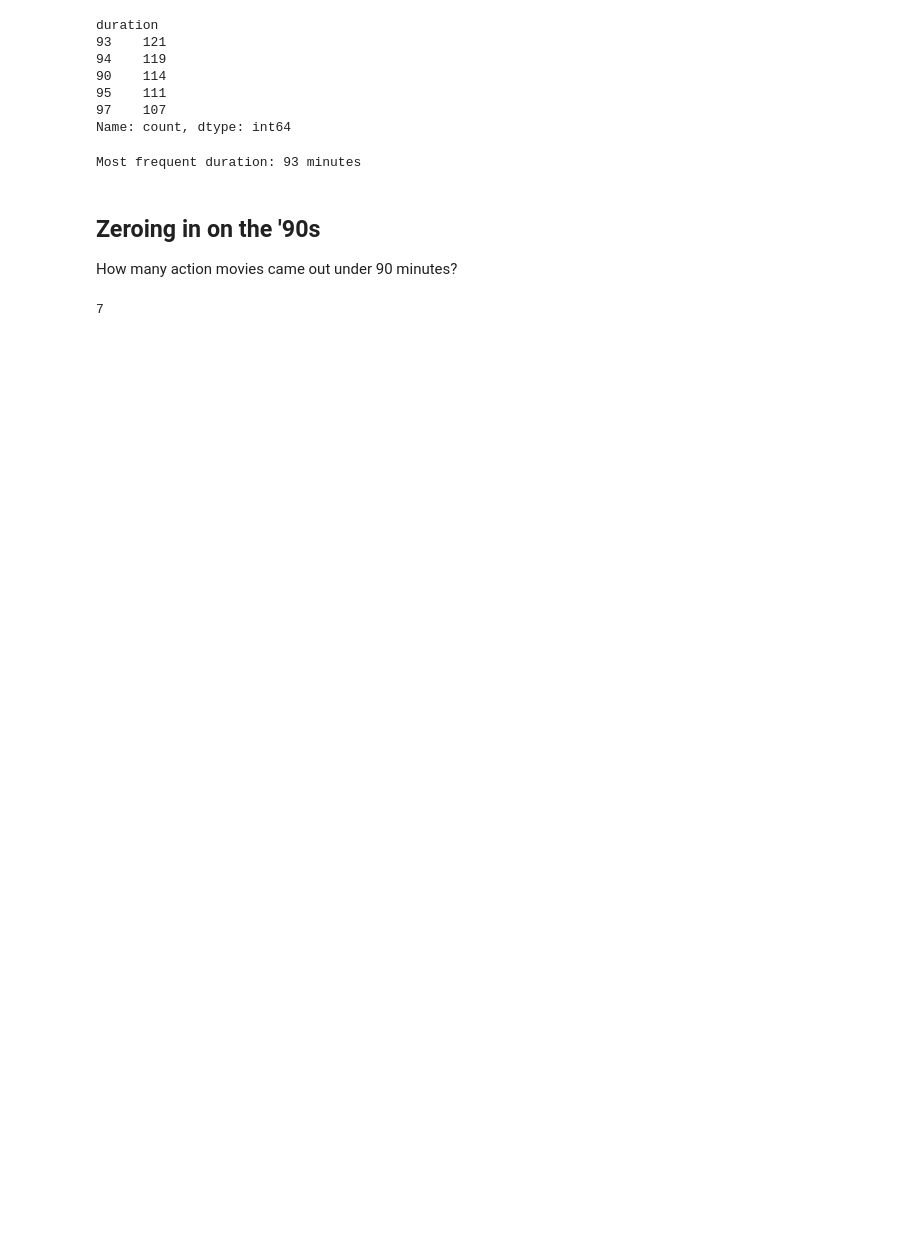
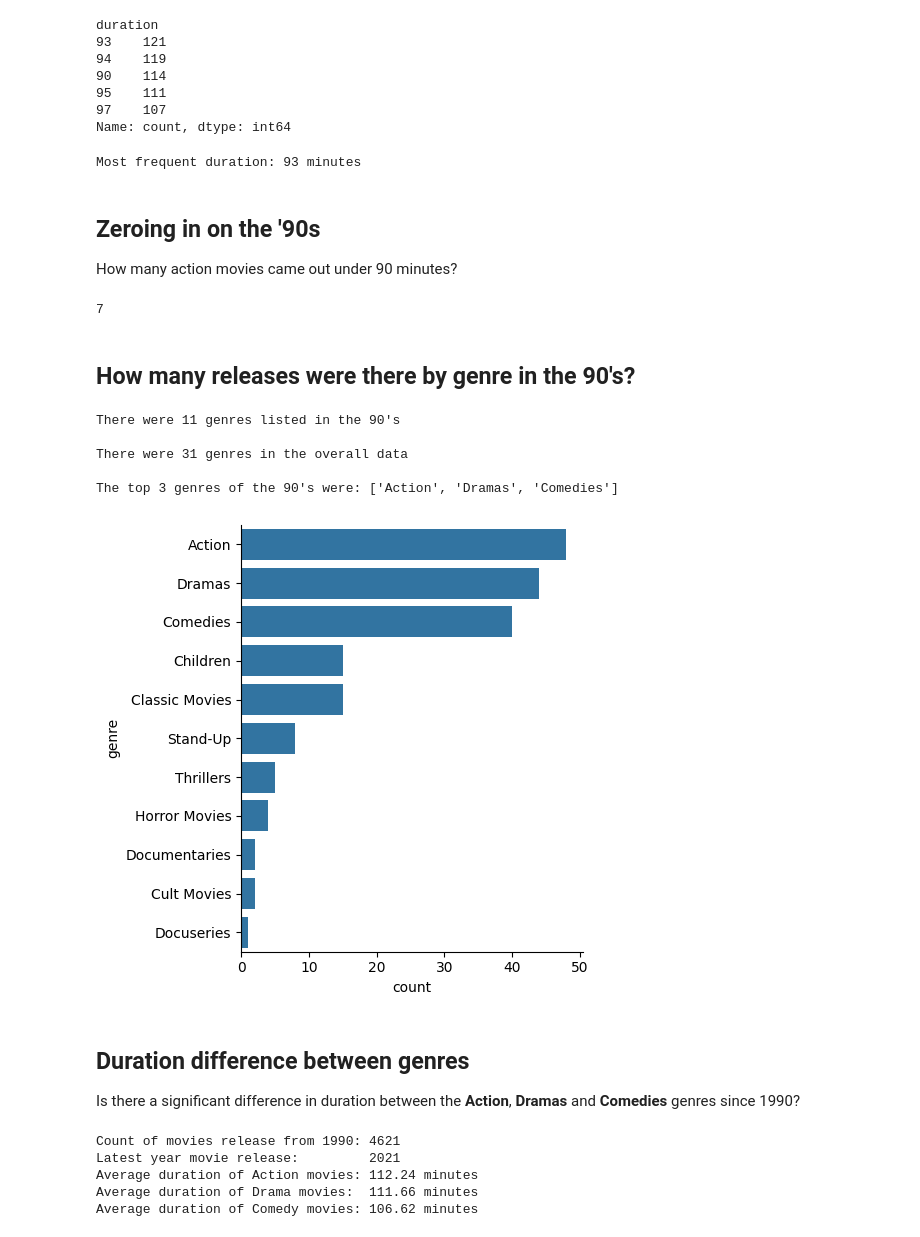
Before and after one commit to MichaelSzczepaniak/DSPortfolio, a Jupyter notebook: Netflix_Movies/NetflixMovies.ipynb, the cells around one changed output. Drawn from its saved outputs; the diff is of its cells as text; code cells hidden in the pictures; blank space fills up the shorter version.

```diff
--- a/Netflix_Movies/NetflixMovies.ipynb
+++ b/Netflix_Movies/NetflixMovies.ipynb
@@ -102,3 +103,43 @@ short_movie_count = movies_1990s_action.loc[movies_1990s_action['duration'] < 90
 short_movie_count
 # %% [output]
 7
+# %% [markdown]
+## How many releases were there by genre in the 90's?
+# %%
+releases_by_genre_90s = movies_1990s['genre'].value_counts()
+print(f"There were {releases_by_genre_90s.shape[0]} genres listed in the 90's\n")
+print(f"There were {netflix_df['genre'].value_counts().shape[0]} genres in the overall data\n")
+print(f"The top 3 genres of the 90's were: {releases_by_genre_90s.index[0:3].tolist()}")
+# releases_by_genre_90s
+
+# visualize releases by genre
+genre_order = releases_by_genre_90s.index.tolist()
+sns.catplot(y='genre', data=movies_1990s, kind='count', order=genre_order)
+plt.show()
+# %% [output]
+There were 11 genres listed in the 90's
+
+There were 31 genres in the overall data
+
+The top 3 genres of the 90's were: ['Action', 'Dramas', 'Comedies']
+[figure, added]
+# %% [markdown]
+## Duration difference between genres
+
+Is there a significant difference in duration between the **Action**, **Dramas** and **Comedies** genres since 1990?
+# %%
+movies_since_1990 = netflix_df.loc[(netflix_df['release_year'] >= 1990)]
+print(f"Count of movies release from 1990: {movies_since_1990.shape[0]}")
+print(f"Latest year movie release:         {movies_since_1990['release_year'].max()}")
+action_durations = movies_since_1990.loc[movies_since_1990['genre'] == 'Action', 'duration']
+drama_durations = movies_since_1990.loc[movies_since_1990['genre'] == 'Dramas', 'duration']
+comedy_durations = movies_since_1990.loc[movies_since_1990['genre'] == 'Comedies', 'duration']
+print(f"Average duration of Action movies: {round(action_durations.mean(), 2)} minutes")
+print(f"Average duration of Drama movies:  {round(drama_durations.mean(), 2)} minutes")
+print(f"Average duration of Comedy movies: {round(comedy_durations.mean(), 2)} minutes")
+# %% [output]
+Count of movies release from 1990: 4621
+Latest year movie release:         2021
+Average duration of Action movies: 112.24 minutes
+Average duration of Drama movies:  111.66 minutes
+Average duration of Comedy movies: 106.62 minutes
```
Also changed, not shown: parts of 8 cells of this notebook, 4 other files.
